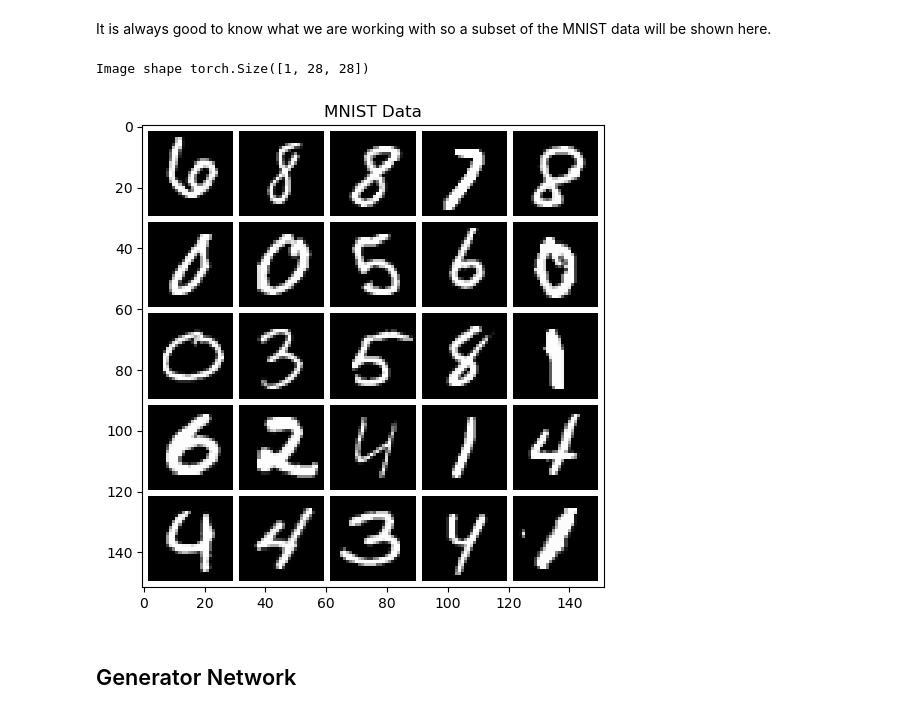
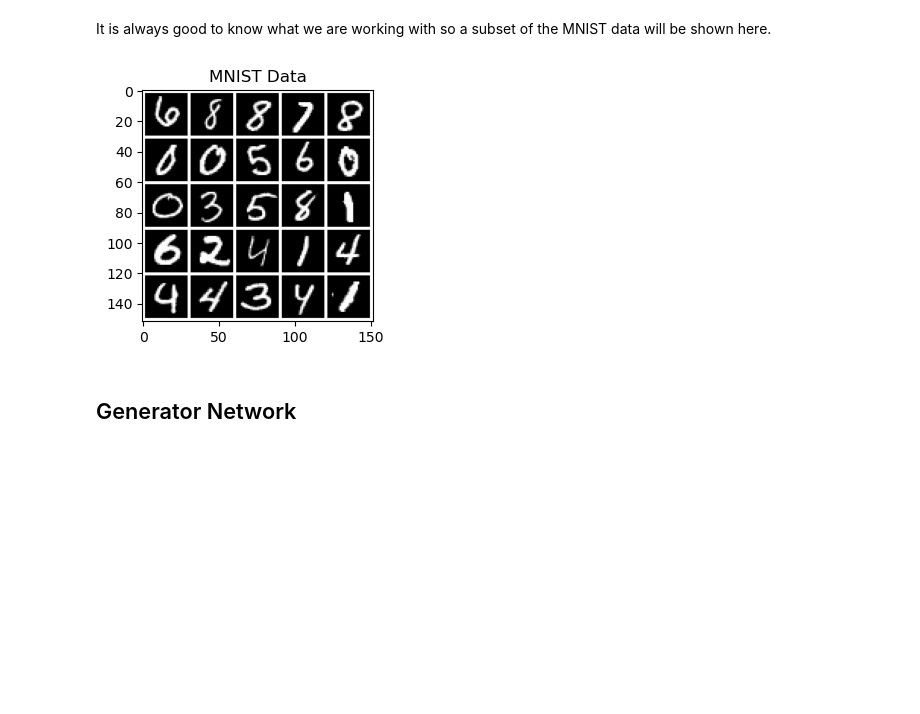
Before and after one commit to osmanalenbey/Generative-Adversarial-Networks-GANs-, a Jupyter notebook: generate_GAN.ipynb, the cells around one changed output. Saved outputs shown, nothing was run; the diff lists cells and outputs as text; code cells hidden in the pictures; blank space fills up the shorter version.

```diff
--- a/generate_GAN.ipynb
+++ b/generate_GAN.ipynb
@@ -49,24 +49,19 @@ MNIST_loader = DataLoader(MNIST('.', download=True, transform=transforms.ToTenso
                           batch_size=batch_size, shuffle=True)
 # %% [markdown]
 It is always good to know what we are working with so a subset of the MNIST data will be shown here.
-# %%
-num_imgs_to_visualize = 25  # number of images we'll display
-batch = next(iter(MNIST_loader))  # take a single batch from the dataset
-img_batch = batch[0]  # extract only images and ignore the labels (batch[1])
-img_batch_subset = img_batch[:num_imgs_to_visualize]  # extract only a subset of images
-
-print(f'Image shape {img_batch_subset.shape[1:]}')  # we ignore shape[0] - number of imgs in batch.
-
-grid = make_grid(img_batch_subset, nrow=int(np.sqrt(num_imgs_to_visualize)), normalize=True, pad_value=1.)
-grid = np.moveaxis(grid.numpy(), 0, 2)  # from CHW -> HWC format that's what matplotlib expects! Get used to this.
-
-plt.figure(figsize=(6, 6))
-plt.imshow(grid)
-plt.title("MNIST Data")
-plt.show()
-# %% [output]
-Image shape torch.Size([1, 28, 28])
-[figure, removed]
+# %%
+first_batch = next(iter(MNIST_loader))
+img_to_show = first_batch[0][:25]
+
+grid = make_grid(img_to_show, nrow=5, normalize=True, pad_value=1.)
+grid = np.moveaxis(grid.numpy(), 0, 2)
+
+plt.figure(figsize=(3, 3))
+plt.imshow(grid)
+plt.title("MNIST Data")
+plt.show()
+# %% [output]
+[figure, added]
 # %% [markdown]
 ## Generator Network
 # %%
```
Also changed, not shown: parts of 6 cells of this notebook.
